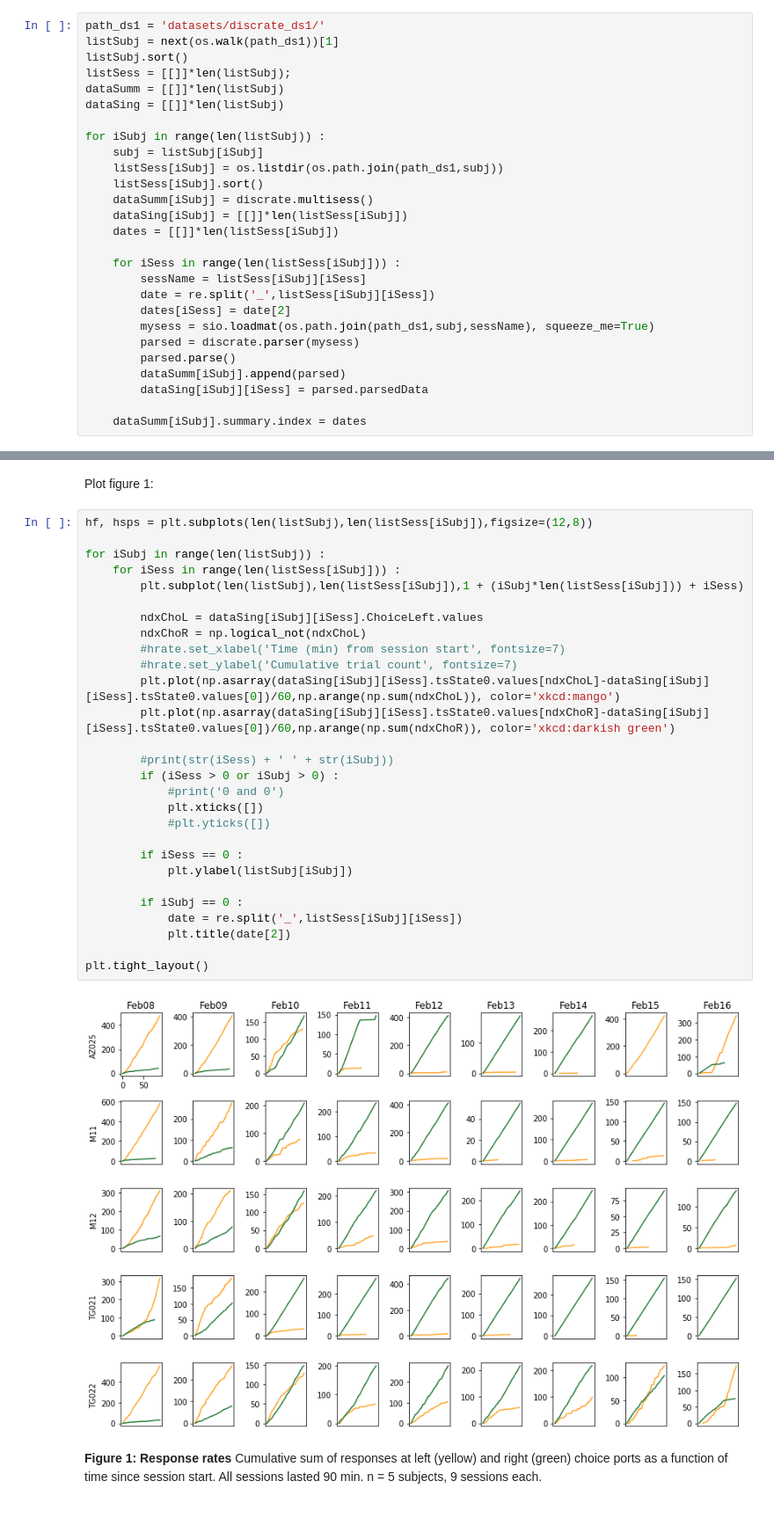
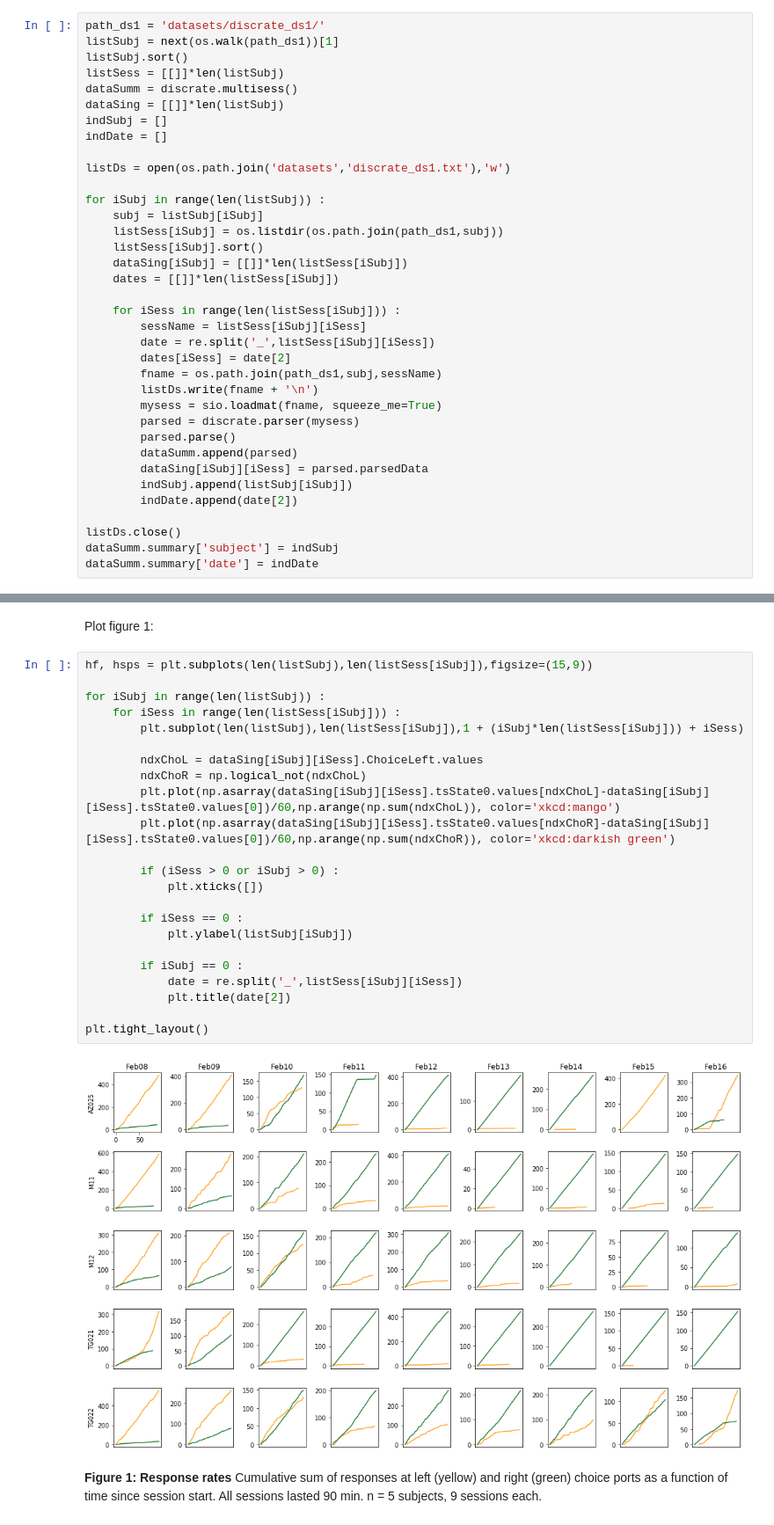
Before and after one commit to tsgouvea/tasksuite_analysis, a Jupyter notebook: discrate_ds1.ipynb, the cells around one changed output, grey strips where cells are left out. Shown at 88% size. Saved outputs shown, nothing was run; the diff lists cells and outputs as text.

```diff
--- a/discrate_ds1.ipynb
+++ b/discrate_ds1.ipynb
@@ -23,15 +23,18 @@ Load single sessions (Bpod .mat files stored in same repository as this notebook
 path_ds1 = 'datasets/discrate_ds1/'
 listSubj = next(os.walk(path_ds1))[1]
 listSubj.sort()
-listSess = [[]]*len(listSubj);
-dataSumm = [[]]*len(listSubj)
+listSess = [[]]*len(listSubj)
+dataSumm = discrate.multisess()
 dataSing = [[]]*len(listSubj)
+indSubj = []
+indDate = []
+
+listDs = open(os.path.join('datasets','discrate_ds1.txt'),'w')
 
 for iSubj in range(len(listSubj)) :
     subj = listSubj[iSubj]
     listSess[iSubj] = os.listdir(os.path.join(path_ds1,subj))
     listSess[iSubj].sort()
-    dataSumm[iSubj] = discrate.multisess()
     dataSing[iSubj] = [[]]*len(listSess[iSubj])
     dates = [[]]*len(listSess[iSubj])
 
@@ -39,47 +42,48 @@ for iSubj in range(len(listSubj)) :
         sessName = listSess[iSubj][iSess]
         date = re.split('_',listSess[iSubj][iSess])
         dates[iSess] = date[2]
-        mysess = sio.loadmat(os.path.join(path_ds1,subj,sessName), squeeze_me=True)
+        fname = os.path.join(path_ds1,subj,sessName)
+        listDs.write(fname + '\n')
+        mysess = sio.loadmat(fname, squeeze_me=True)
         parsed = discrate.parser(mysess)
         parsed.parse()
-        dataSumm[iSubj].append(parsed)
+        dataSumm.append(parsed)
         dataSing[iSubj][iSess] = parsed.parsedData
+        indSubj.append(listSubj[iSubj])
+        indDate.append(date[2])
 
-    dataSumm[iSubj].summary.index = dates
+listDs.close()
+dataSumm.summary['subject'] = indSubj
+dataSumm.summary['date'] = indDate
 # %% [markdown]
 ## Response rate depends on pre- and post-reward delays
 # %% [markdown]
 Plot figure 1:
 # %%
-hf, hsps = plt.subplots(len(listSubj),len(listSess[iSubj]),figsize=(12,8))
+hf, hsps = plt.subplots(len(listSubj),len(listSess[iSubj]),figsize=(15,9))
 
 for iSubj in range(len(listSubj)) :
     for iSess in range(len(listSess[iSubj])) :
         plt.subplot(len(listSubj),len(listSess[iSubj]),1 + (iSubj*len(listSess[iSubj])) + iSess)
 
         ndxChoL = dataSing[iSubj][iSess].ChoiceLeft.values
         ndxChoR = np.logical_not(ndxChoL)
-        #hrate.set_xlabel('Time (min) from session start', fontsize=7)
-        #hrate.set_ylabel('Cumulative trial count', fontsize=7)
         plt.plot(np.asarray(dataSing[iSubj][iSess].tsState0.values[ndxChoL]-dataSing[iSubj][iSess].tsState0.values[0])/60,np.arange(np.sum(ndxChoL)), color='xkcd:mango')
         plt.plot(np.asarray(dataSing[iSubj][iSess].tsState0.values[ndxChoR]-dataSing[iSubj][iSess].tsState0.values[0])/60,np.arange(np.sum(ndxChoR)), color='xkcd:darkish green')
 
-        #print(str(iSess) + ' ' + str(iSubj))
         if (iSess > 0 or iSubj > 0) :
-            #print('0 and 0')
             plt.xticks([])
-            #plt.yticks([])
 
         if iSess == 0 :
             plt.ylabel(listSubj[iSubj])
 
         if iSubj == 0 :
             date = re.split('_',listSess[iSubj][iSess])
             plt.title(date[2])
 
 plt.tight_layout()
 # %% [output]
-[figure, old version]
+[figure, new version]
 # %% [markdown]
 __Figure 1: Response rates__ Cumulative sum of responses at left (yellow) and right (green) choice ports as a function of time since session start. All sessions lasted 90 min. n = 5 subjects, 9 sessions each.
 # %% [markdown]
```
Also changed, not shown: parts of 24 cells of this notebook, 7 other files.
